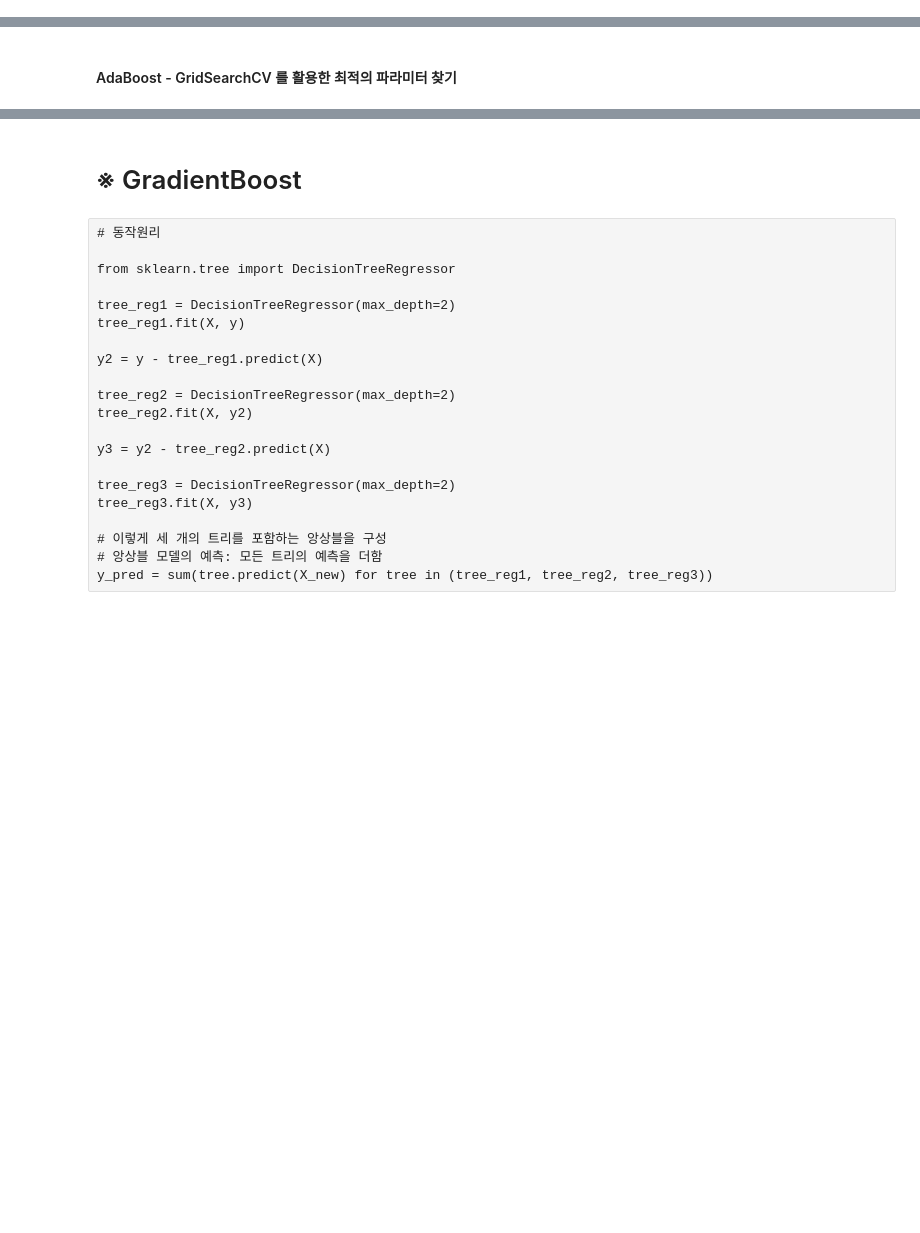
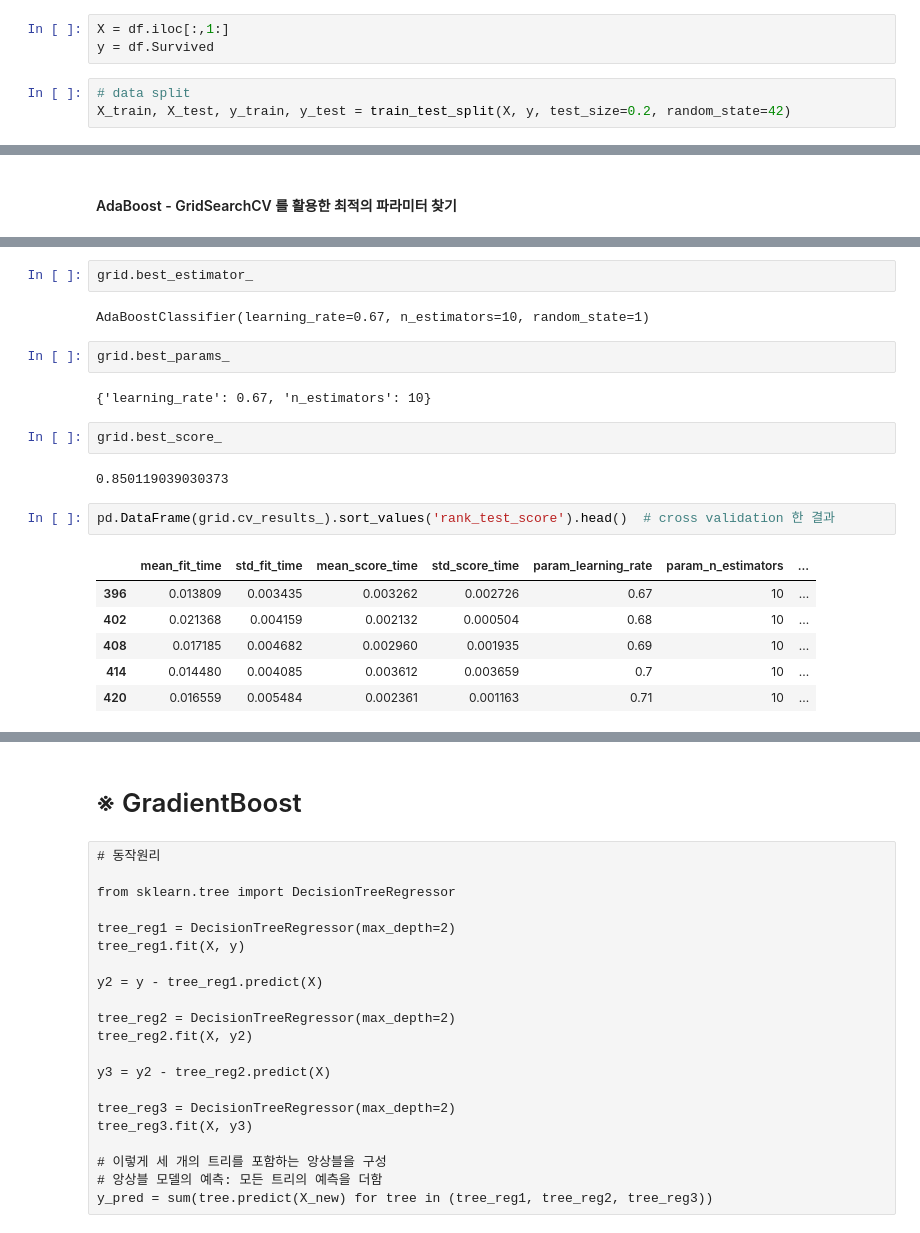
Before and after one commit to journnie/01_machine_learning, a Jupyter notebook: 300.Classification/350.0 앙상블2.1_부스팅(Adaboost, GBM).ipynb, the cells around one changed output, grey strips where cells are left out. Drawn from its saved outputs; the diff is of its cells as text; blank space fills up the shorter version.

```diff
--- a/300.Classification/350.0 앙상블2.1_부스팅(Adaboost, GBM).ipynb
+++ b/300.Classification/350.0 앙상블2.1_부스팅(Adaboost, GBM).ipynb
@@ -26,0 +75,6 @@ from sklearn.ensemble import GradientBoostingClassifier
+# %%
+X = df.iloc[:,1:]
+y = df.Survived
+# %%
+# data split
+X_train, X_test, y_train, y_test = train_test_split(X, y, test_size=0.2, random_state=42)
@@ -48,0 +165,21 @@ Object `AdaBoostClassifier` not found.
+# %%
+grid.best_estimator_
+# %% [output]
+AdaBoostClassifier(learning_rate=0.67, n_estimators=10, random_state=1)
+# %%
+grid.best_params_
+# %% [output]
+{'learning_rate': 0.67, 'n_estimators': 10}
+# %%
+grid.best_score_
+# %% [output]
+0.850119039030373
+# %%
+pd.DataFrame(grid.cv_results_).sort_values('rank_test_score').head()  # cross validation 한 결과
+# %% [output]
+|  | mean_fit_time | std_fit_time | mean_score_time | std_score_time | param_learning_rate | param_n_estimators | ... |
+| 396 | 0.013809 | 0.003435 | 0.003262 | 0.002726 | 0.67 | 10 | ... |
+| 402 | 0.021368 | 0.004159 | 0.002132 | 0.000504 | 0.68 | 10 | ... |
+| 408 | 0.017185 | 0.004682 | 0.002960 | 0.001935 | 0.69 | 10 | ... |
+| 414 | 0.014480 | 0.004085 | 0.003612 | 0.003659 | 0.7 | 10 | ... |
+| 420 | 0.016559 | 0.005484 | 0.002361 | 0.001163 | 0.71 | 10 | ... |
```
Also changed, not shown: parts of 11 cells of this notebook.
